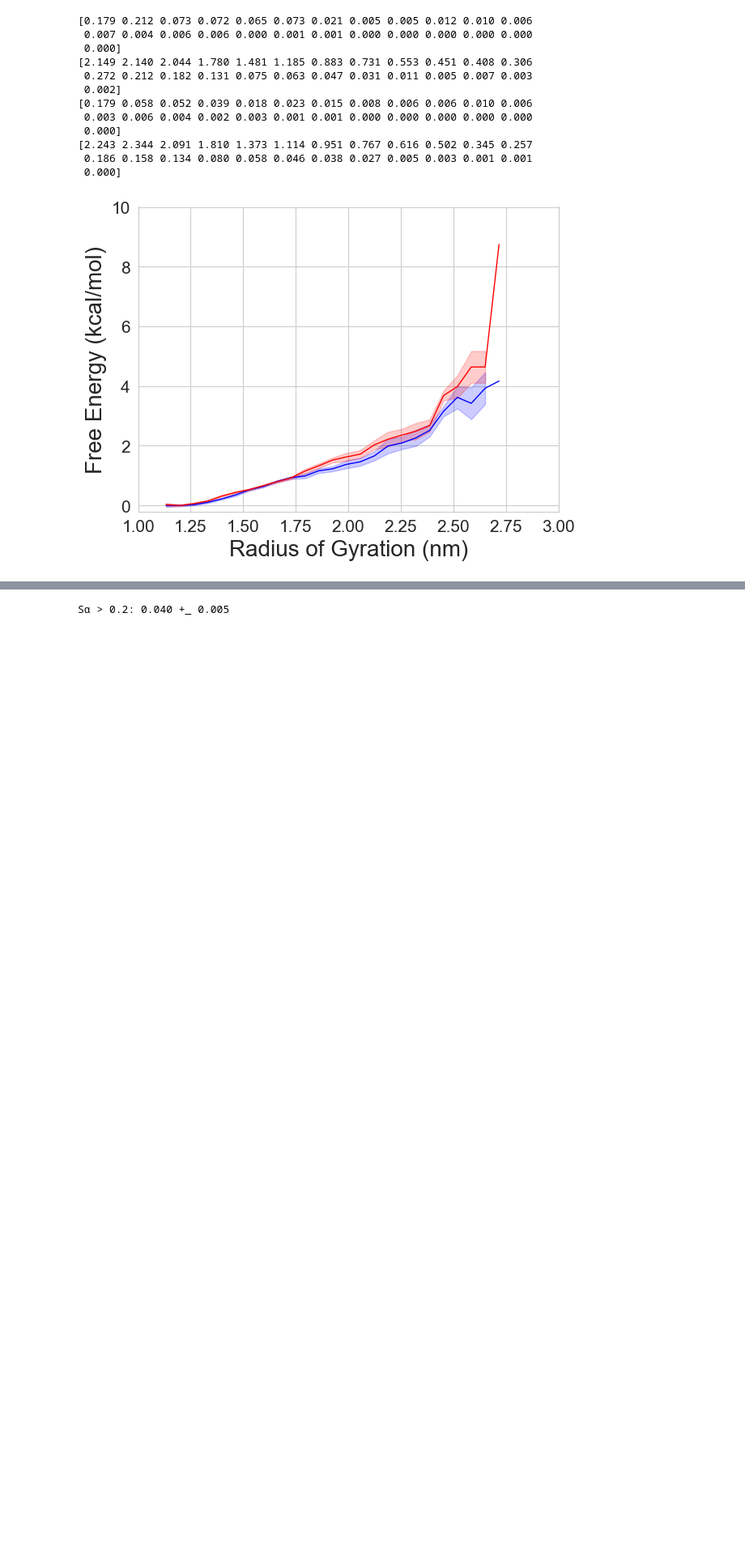
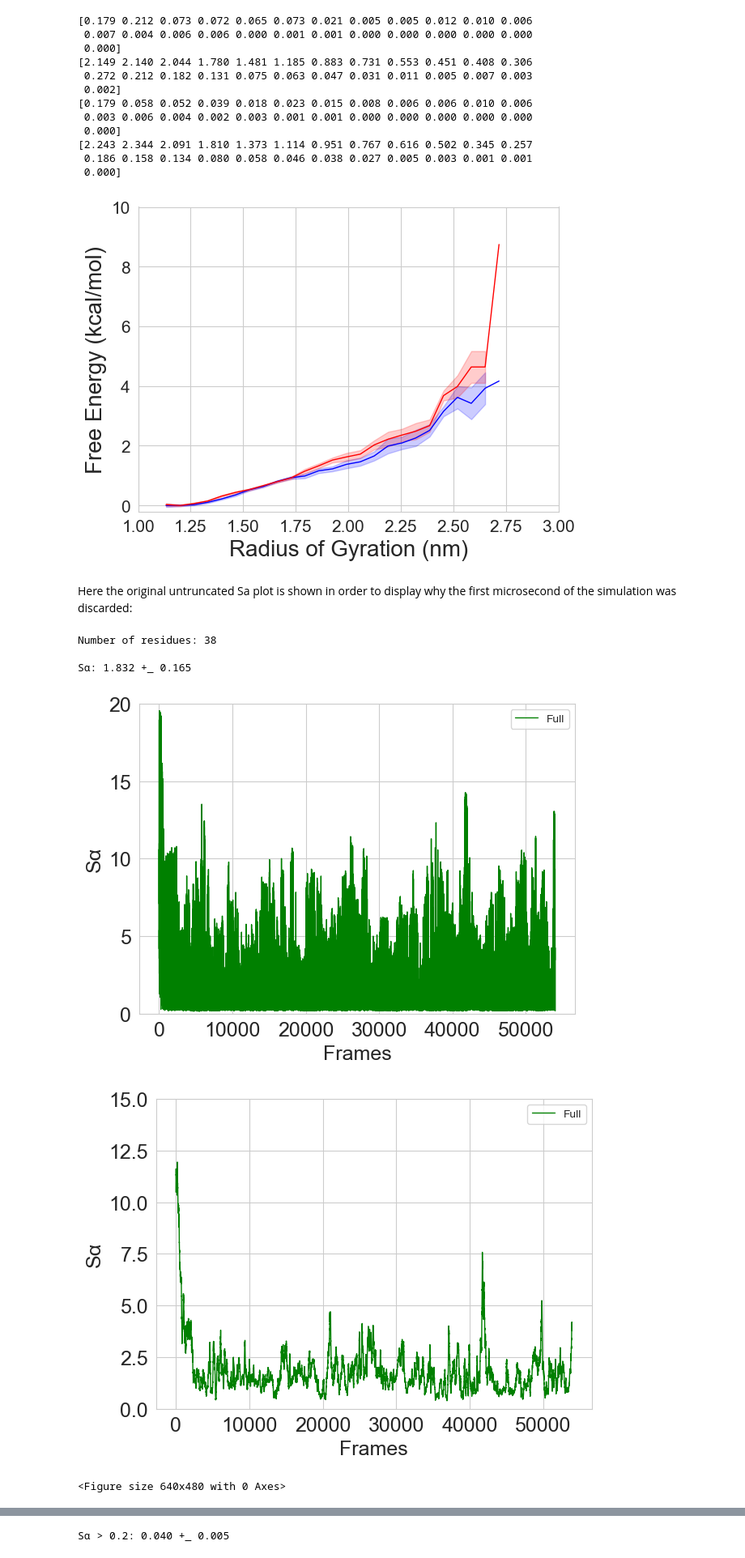
Before and after one commit to paulrobustelli/Garcia_hIAPP_monomer_binders_2025, a Jupyter notebook: hiapp_wt_apo/hiapp_wt_apo_simulation_analysis_300k.ipynb, the cells around one changed output, grey strips where cells are left out. Shown at 81% size. Cells and saved outputs as stored; diff of their text form; code cells hidden in the pictures; blank space fills up the shorter version.

```diff
--- a/hiapp_wt_apo/hiapp_wt_apo_simulation_analysis_300k.ipynb
+++ b/hiapp_wt_apo/hiapp_wt_apo_simulation_analysis_300k.ipynb
@@ -768,6 +774,68 @@ plt.show()
  0.186 0.158 0.134 0.080 0.058 0.046 0.038 0.027 0.005 0.003 0.001 0.001
  0.000]
 [figure]
+# %% [markdown]
+Here the original untruncated Sa plot is shown in order to display why the first microsecond of the simulation was discarded:
+# %%
+trj_untrunc = md.load("./pbc_and_demux_trjs/pbc/pbc_1.xtc", top=pdb, stride=1)
+helix = md.load_pdb(helixpdb)
+helix
+top_helix = helix.topology
+backbone_helix = top_helix.select("name CA")
+backbone = top.select("name CA")
+
+print("Number of residues: %d\n" % len(set(nres)))
+RMS_start = 1
+RMS_stop = 31
+RMS = []
+for i in range(RMS_start, RMS_stop):
+    sel = top_helix.select("residue %s to %s and name CA" % (i, i+6))
+    rmsd = md.rmsd(trj_untrunc, helix, atom_indices=sel)
+    RMS.append(rmsd)
+RMS = np.asarray(RMS)
+RMS
+
+Sa_sum = np.zeros((trj_untrunc.n_frames))
+Sa = (1.0-(RMS/0.10)**8)/(1-(RMS/0.10)**12)
+Sa_ave = np.average(Sa, axis=1)
+Sa_total = np.sum(Sa, axis=0)
+
+print("Sα:%6.3lf" % np.average(Sa_total),
+      "+_%6.3lf" % block(Sa_total)**.5)
+
+N = 300
+plt.plot(Sa_total, label='Full', c='g')
+plt.legend()
+plt.xlabel('Frames', size=18)
+plt.ylabel('Sα', size=18)
+plt.tick_params(labelsize=18)
+plt.tight_layout()
+plt.ylim(0, 20)
+plt.savefig(outdir+'Sa.timecourse_untruncated.png', dpi=200)
+np.savetxt(outdir+'Sa_total_untruncated.dat', Sa_total)
+plt.show()
+plt.clf()
+
+del trj_untrunc
+
+N = 100
+plt.plot(np.convolve(Sa_total, np.ones(N)/N, mode='valid'), label='Full', c='g')
+plt.legend()
+plt.xlabel('Frames', size=18)
+plt.ylabel('Sα', size=18)
+plt.tick_params(labelsize=18)
+plt.tight_layout()
+plt.ylim(0, 15)
+plt.savefig(outdir+'Sa.timecourse.smooth.untrunc.png', dpi=200)
+plt.show()
+plt.clf()
+# %% [output]
+Number of residues: 38
+
+Sα: 1.832 +_ 0.165
+[figure, added]
+[figure, added]
+<Figure size 640x480 with 0 Axes>
 # %%
 trj = md.load(rep0, top=pdb, stride=1)
 helix = md.load_pdb(helixpdb)
```
Also changed, not shown: parts of 15 cells of this notebook, 54 other files.
